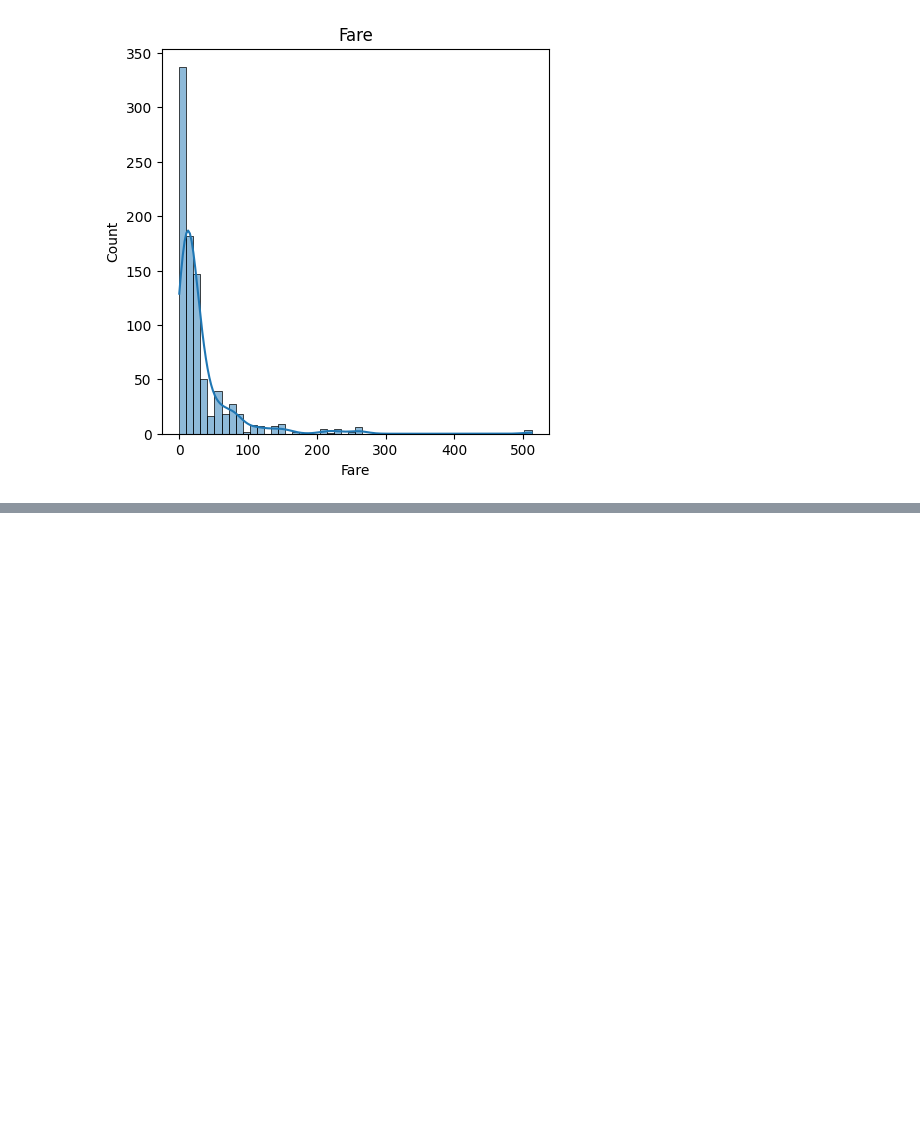
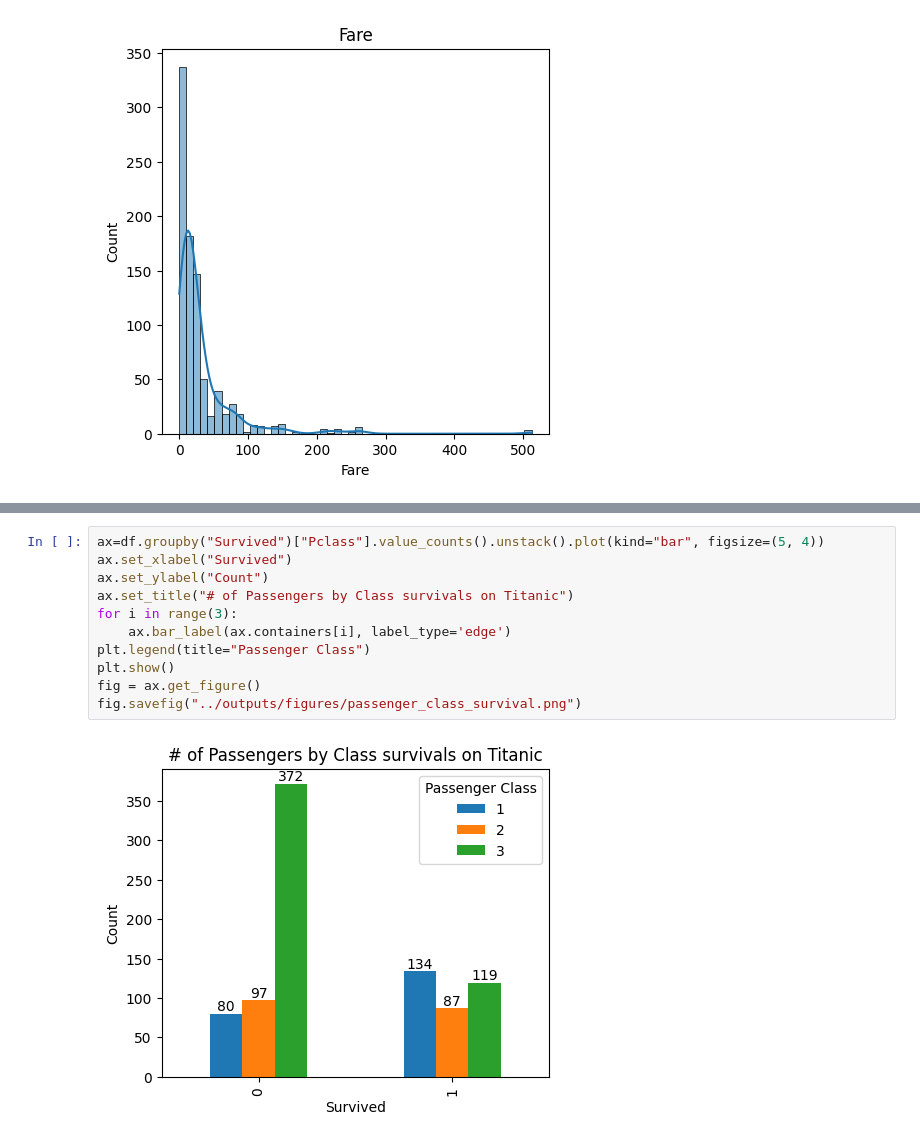
Before and after one commit to Ahamad-ai/EDA, a Jupyter notebook: titanic-eda/notebooks/01_eda.ipynb, the cells around one changed output, grey strips where cells are left out. Cells and saved outputs as stored; diff of their text form; blank space fills up the shorter version.

```diff
--- a/titanic-eda/notebooks/01_eda.ipynb
+++ b/titanic-eda/notebooks/01_eda.ipynb
@@ -364,0 +394,13 @@ df["Survived"].value_counts().plot(kind="pie",labels=["Not Survived","Survived"]
+# %%
+ax=df.groupby("Survived")["Pclass"].value_counts().unstack().plot(kind="bar", figsize=(5, 4))
+ax.set_xlabel("Survived")
+ax.set_ylabel("Count")
+ax.set_title("# of Passengers by Class survivals on Titanic")
+for i in range(3):
+    ax.bar_label(ax.containers[i], label_type='edge')
+plt.legend(title="Passenger Class")
+plt.show()
+fig = ax.get_figure()
+fig.savefig("../outputs/figures/passenger_class_survival.png")
+# %% [output]
+[figure, added]
```
Also changed, not shown: parts of 9 cells of this notebook, 6 other files.
